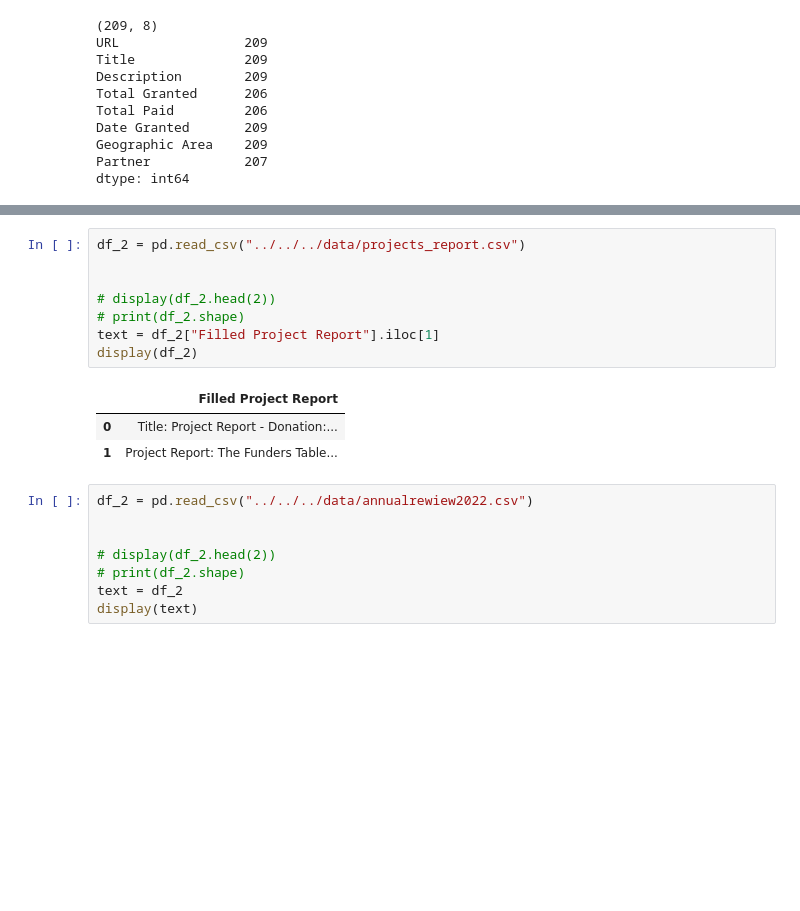
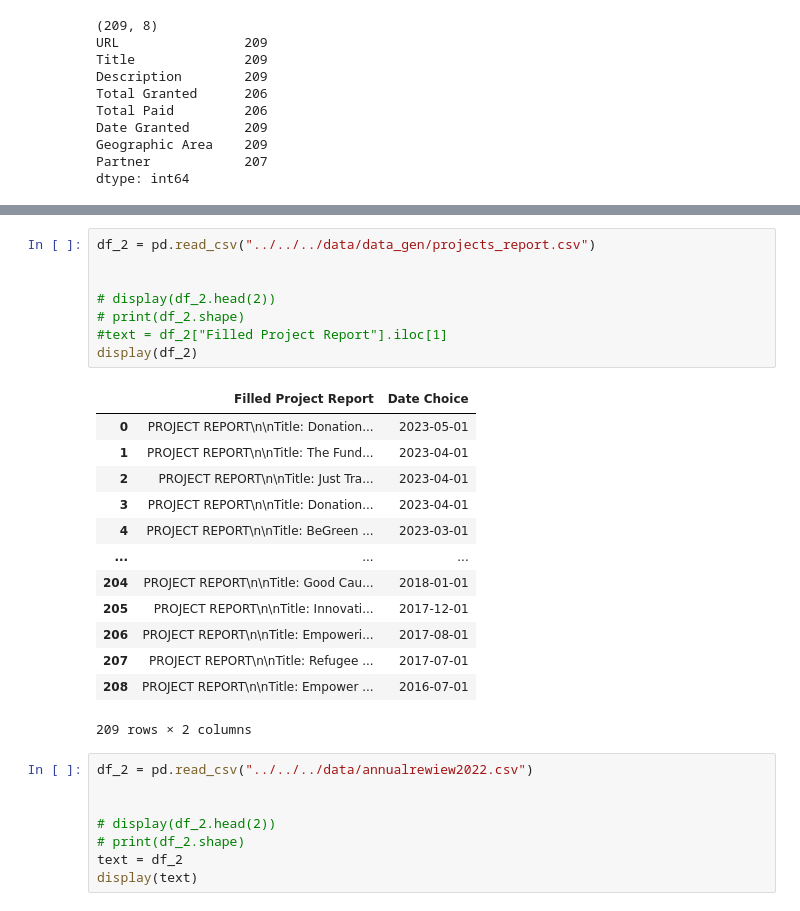
Before and after one commit to PrometeeCH/onegovernance-apollo, a Jupyter notebook: src/Create_yearly/src/one_governance/notebook/ikea_data_all_analysis.ipynb, the cells around one changed output, grey strips where cells are left out. Drawn from its saved outputs; the diff is of its cells as text; blank space fills up the shorter version.

Commit message:
fix: best version without the token problem and with the new part, project overview

```diff
--- a/src/Create_yearly/src/one_governance/notebook/ikea_data_all_analysis.ipynb
+++ b/src/Create_yearly/src/one_governance/notebook/ikea_data_all_analysis.ipynb
@@ -83,15 +97,25 @@ dtype: int64
 # %%
-df_2 = pd.read_csv("../../../data/projects_report.csv")
+df_2 = pd.read_csv("../../../data/data_gen/projects_report.csv")
 
 
 # display(df_2.head(2))
 # print(df_2.shape)
-text = df_2["Filled Project Report"].iloc[1]
+#text = df_2["Filled Project Report"].iloc[1]
 display(df_2)
 # %% [output]
-|  | Filled Project Report |
-| 0 | Title: Project Report - Donation:... |
-| 1 | Project Report: The Funders Table... |
+|  | Filled Project Report | Date Choice |
+| 0 | PROJECT REPORT\n\nTitle: Donation... | 2023-05-01 |
+| 1 | PROJECT REPORT\n\nTitle: The Fund... | 2023-04-01 |
+| 2 | PROJECT REPORT\n\nTitle: Just Tra... | 2023-04-01 |
+| 3 | PROJECT REPORT\n\nTitle: Donation... | 2023-04-01 |
+| 4 | PROJECT REPORT\n\nTitle: BeGreen ... | 2023-03-01 |
+| ... | ... | ... |
+| 204 | PROJECT REPORT\n\nTitle: Good Cau... | 2018-01-01 |
+| 205 | PROJECT REPORT\n\nTitle: Innovati... | 2017-12-01 |
+| 206 | PROJECT REPORT\n\nTitle: Empoweri... | 2017-08-01 |
+| 207 | PROJECT REPORT\n\nTitle: Refugee ... | 2017-07-01 |
+| 208 | PROJECT REPORT\n\nTitle: Empower ... | 2016-07-01 |
+209 rows × 2 columns
 # %%
 df_2 = pd.read_csv("../../../data/annualrewiew2022.csv")
 
```
Also changed, not shown: parts of 6 cells of this notebook, 11 other files.
